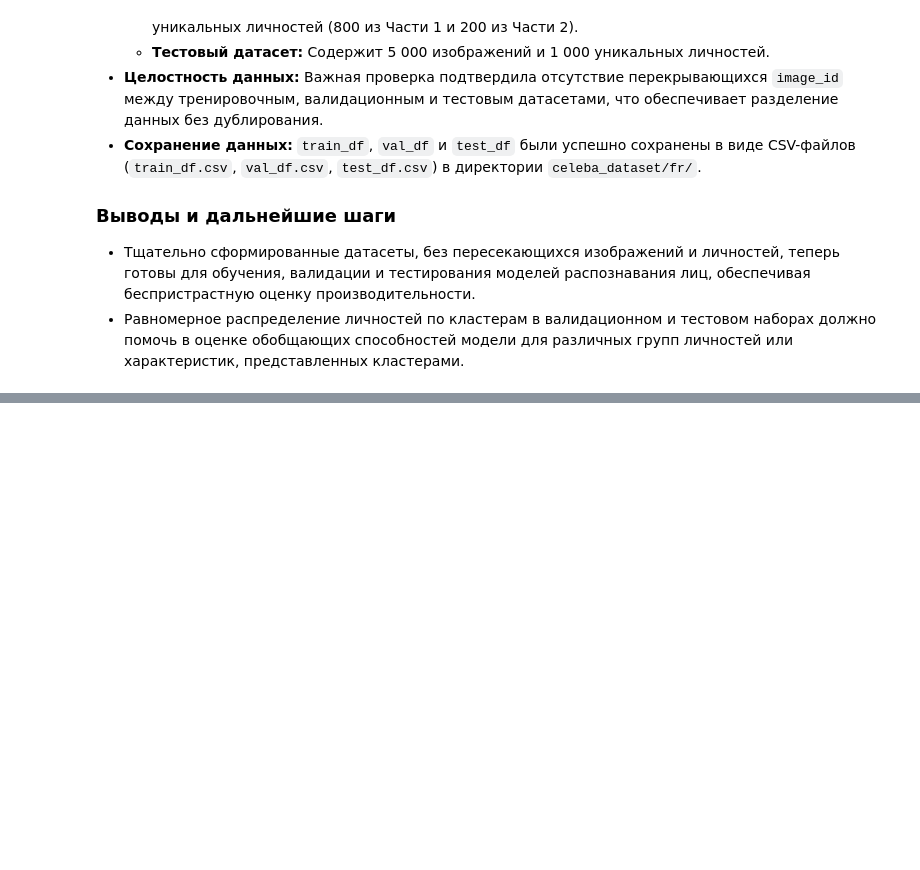
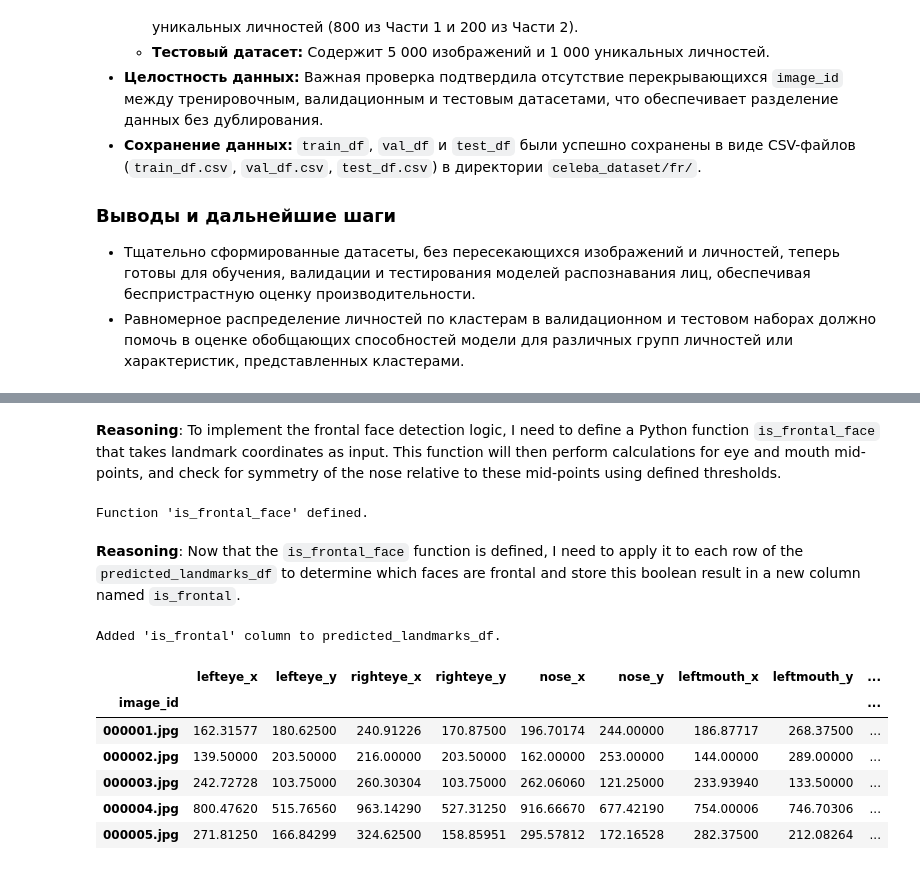
Before and after one commit to dukei/dls-fr, a Jupyter notebook: DLS-project-FR-2_PrepareDataset.ipynb, the cells around one changed output, grey strips where cells are left out. Saved outputs shown, nothing was run; the diff lists cells and outputs as text; code cells hidden in the pictures; blank space fills up the shorter version.

```diff
--- a/DLS-project-FR-2_PrepareDataset.ipynb
+++ b/DLS-project-FR-2_PrepareDataset.ipynb
@@ -909,0 +1046,73 @@ plt.show()
+# %% [markdown]
+**Reasoning**:
+To implement the frontal face detection logic, I need to define a Python function `is_frontal_face` that takes landmark coordinates as input. This function will then perform calculations for eye and mouth mid-points, and check for symmetry of the nose relative to these mid-points using defined thresholds.
+# %%
+def is_frontal_face(lefteye_x, lefteye_y, righteye_x, righteye_y, nose_x, nose_y, leftmouth_x, leftmouth_y, rightmouth_x, rightmouth_y):
+    """
+    Determines if a face is frontal based on the symmetry of key facial landmarks.
+
+    Args:
+        lefteye_x, lefteye_y: Coordinates of the left eye.
+        righteye_x, righteye_y: Coordinates of the right eye.
+        nose_x, nose_y: Coordinates of the nose.
+        leftmouth_x, leftmouth_y: Coordinates of the left mouth corner.
+        rightmouth_x, rightmouth_y: Coordinates of the right mouth corner.
+
+    Returns:
+        bool: True if the face is considered frontal, False otherwise.
+    """
+
+    # 1. Calculate mid-point between eyes
+    eye_mid_x = (lefteye_x + righteye_x) / 2
+    eye_mid_y = (lefteye_y + righteye_y) / 2
+
+    # 2. Calculate mid-point between mouth corners
+    mouth_mid_x = (leftmouth_x + rightmouth_x) / 2
+    mouth_mid_y = (leftmouth_y + rightmouth_y) / 2
+
+    # Calculate distance between eyes for threshold scaling
+    eye_distance = np.sqrt((righteye_x - lefteye_x)**2 + (righteye_y - lefteye_y)**2)
+    # Define a relative threshold for symmetry checks
+    symmetry_threshold = 0.15 * eye_distance # 15% of inter-eye distance
+
+    # 3. Check if nose_x is approximately centered horizontally between eye and mouth mid-points
+    # The ideal nose_x should be very close to the average of eye_mid_x and mouth_mid_x
+    horizontal_symmetry_check = abs(nose_x - ((eye_mid_x + mouth_mid_x) / 2)) < symmetry_threshold
+
+    # 4. Check if nose_y is between eye_mid_y and mouth_mid_y
+    # The nose should generally be below the eyes and above the mouth
+    vertical_position_check_nose_below_eyes = nose_y > min(lefteye_y, righteye_y)
+    vertical_position_check_nose_above_mouth = nose_y < max(leftmouth_y, rightmouth_y)
+
+    # A more robust check for vertical alignment: nose_y should be between eye_mid_y and mouth_mid_y
+    vertical_symmetry_check = (nose_y > eye_mid_y - symmetry_threshold) and (nose_y < mouth_mid_y + symmetry_threshold)
+
+    # Combine checks. A face is frontal if it meets both horizontal and vertical symmetry criteria.
+    return horizontal_symmetry_check and vertical_symmetry_check and vertical_position_check_nose_below_eyes and vertical_position_check_nose_above_mouth
+
+print("Function 'is_frontal_face' defined.")
+# %% [output]
+Function 'is_frontal_face' defined.
+# %% [markdown]
+**Reasoning**:
+Now that the `is_frontal_face` function is defined, I need to apply it to each row of the `predicted_landmarks_df` to determine which faces are frontal and store this boolean result in a new column named `is_frontal`.
+# %%
+predicted_landmarks_df['is_frontal'] = predicted_landmarks_df.apply(lambda row: is_frontal_face(
+    row['lefteye_x'], row['lefteye_y'],
+    row['righteye_x'], row['righteye_y'],
+    row['nose_x'], row['nose_y'],
+    row['leftmouth_x'], row['leftmouth_y'],
+    row['rightmouth_x'], row['rightmouth_y']
+), axis=1)
+
+print("Added 'is_frontal' column to predicted_landmarks_df.")
+predicted_landmarks_df.head()
+# %% [output]
+Added 'is_frontal' column to predicted_landmarks_df.
+|  | lefteye_x | lefteye_y | righteye_x | righteye_y | nose_x | nose_y | leftmouth_x | leftmouth_y | ... |
+| image_id |  |  |  |  |  |  |  |  | ... |
+| 000001.jpg | 162.31577 | 180.62500 | 240.91226 | 170.87500 | 196.70174 | 244.00000 | 186.87717 | 268.37500 | ... |
+| 000002.jpg | 139.50000 | 203.50000 | 216.00000 | 203.50000 | 162.00000 | 253.00000 | 144.00000 | 289.00000 | ... |
+| 000003.jpg | 242.72728 | 103.75000 | 260.30304 | 103.75000 | 262.06060 | 121.25000 | 233.93940 | 133.50000 | ... |
+| 000004.jpg | 800.47620 | 515.76560 | 963.14290 | 527.31250 | 916.66670 | 677.42190 | 754.00006 | 746.70306 | ... |
+| 000005.jpg | 271.81250 | 166.84299 | 324.62500 | 158.85951 | 295.57812 | 172.16528 | 282.37500 | 212.08264 | ... |
```
Also changed, not shown: parts of 22 cells of this notebook.
